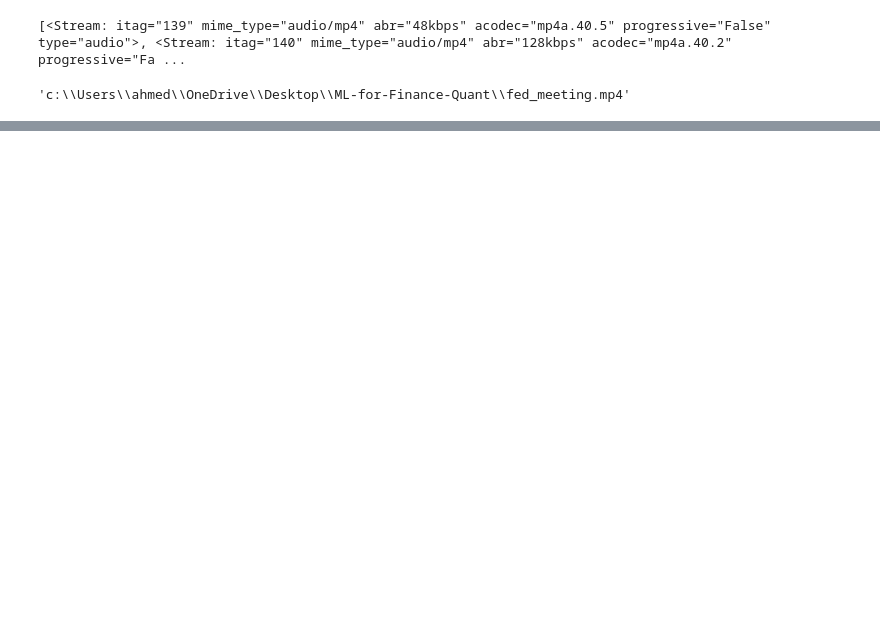
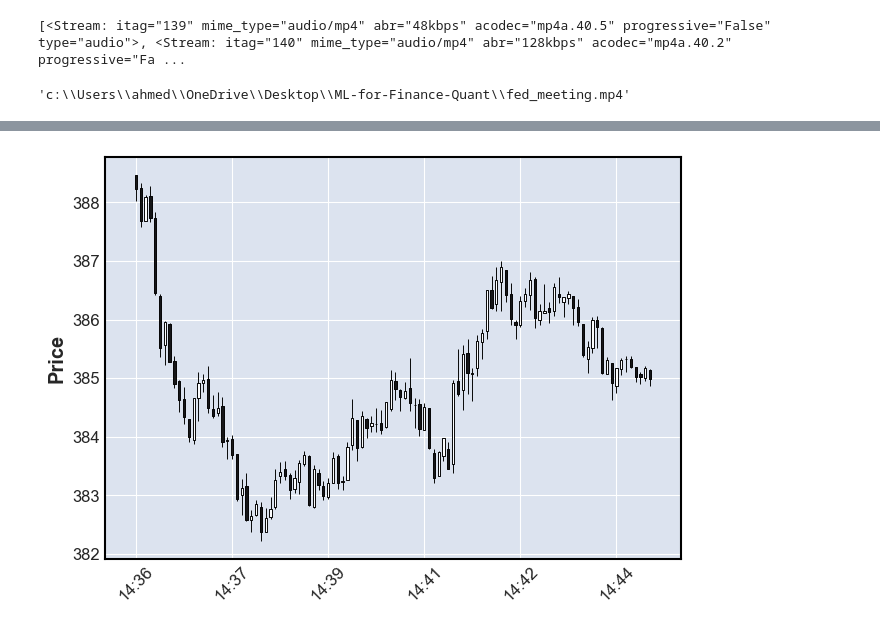
Before and after one commit to riz734/ML-for-Finance-Quant, a Jupyter notebook: Fed Meeting analysis with OpenAI.ipynb, the cells around one changed output, grey strips where cells are left out. Saved outputs shown, nothing was run; the diff lists cells and outputs as text; code cells hidden in the pictures; blank space fills up the shorter version.

```diff
--- a/Fed Meeting analysis with OpenAI.ipynb
+++ b/Fed Meeting analysis with OpenAI.ipynb
@@ -91,0 +98,7 @@ transcribed_text
+# %%
+#breaks out the speech into segments
+for clips in transcribed_text['segments']:
+  print(clips)
+  second = int(clips['start'])
+  second = second - (second % 5)
+  print(second)
@@ -91,0 +123,4 @@ transcribed_text
+# %%
+#SPDR S&P 500 ETF Trust, (SPY)
+stock_data = pd.read_csv("stock_data.csv")
+stock_data
@@ -91,0 +141,10 @@ transcribed_text
+# %%
+# adding new column with text spoken during each 5 seconds
+# matching segments of the speech from transcribed_text and their start and end times in seconds,
+
+for segment in transcribed_text['segments']:
+   second = int(segment['start'])
+   second = second - (second % 5)
+   stock_data.loc[second / 5, 'text'] = segment['text']
+
+stock_data
@@ -91,0 +165,4 @@ transcribed_text
+# %%
+#creates new column that stores percent the price moved during each 5 second interval
+stock_data['percent'] = ((stock_data['close'] - stock_data['open']) / stock_data['open']) * 100
+stock_data
@@ -91,0 +193,10 @@ transcribed_text
+# %%
+import mplfinance as mpf
+
+new_df = stock_data
+new_df.index = pd.DatetimeIndex(new_df['date'])
+
+#graphs portion of the speech where stock was going down more than 20% [2022-11-02 14:36:20:2022-11-02 14:44:05]
+mpf.plot(new_df['2022-11-02 14:36':'2022-11-02 14:44'],type='candle')
+# %% [output]
+[figure, added]
```
Also changed, not shown: parts of 11 cells of this notebook, 2 other files.
